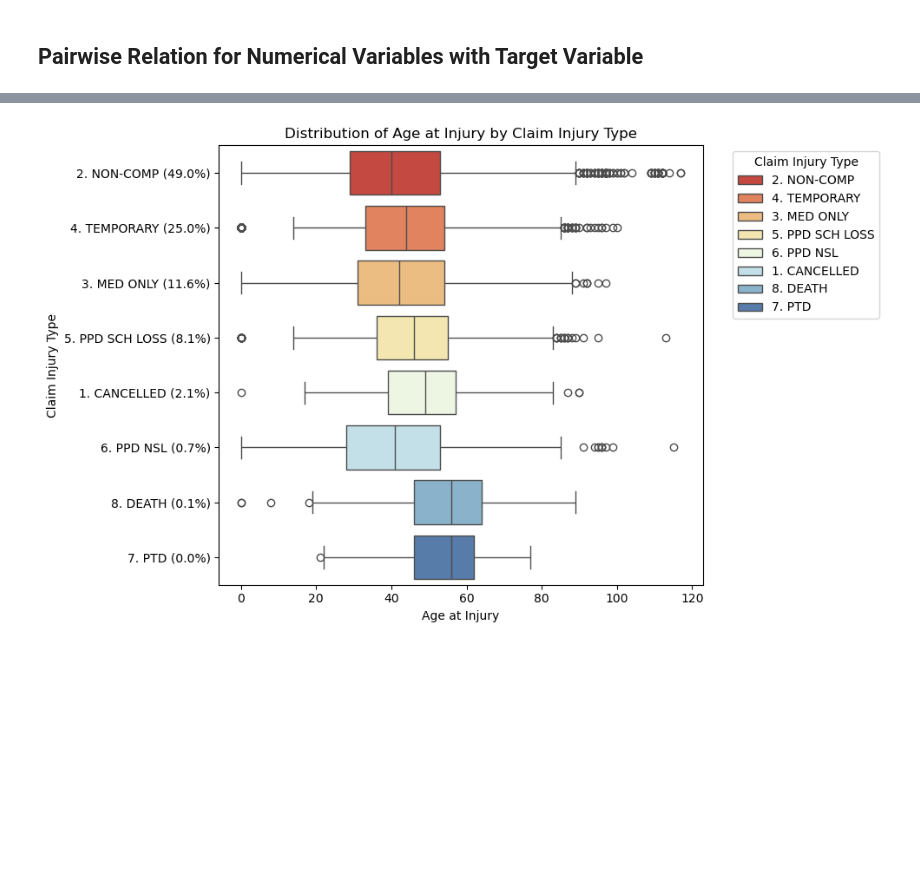
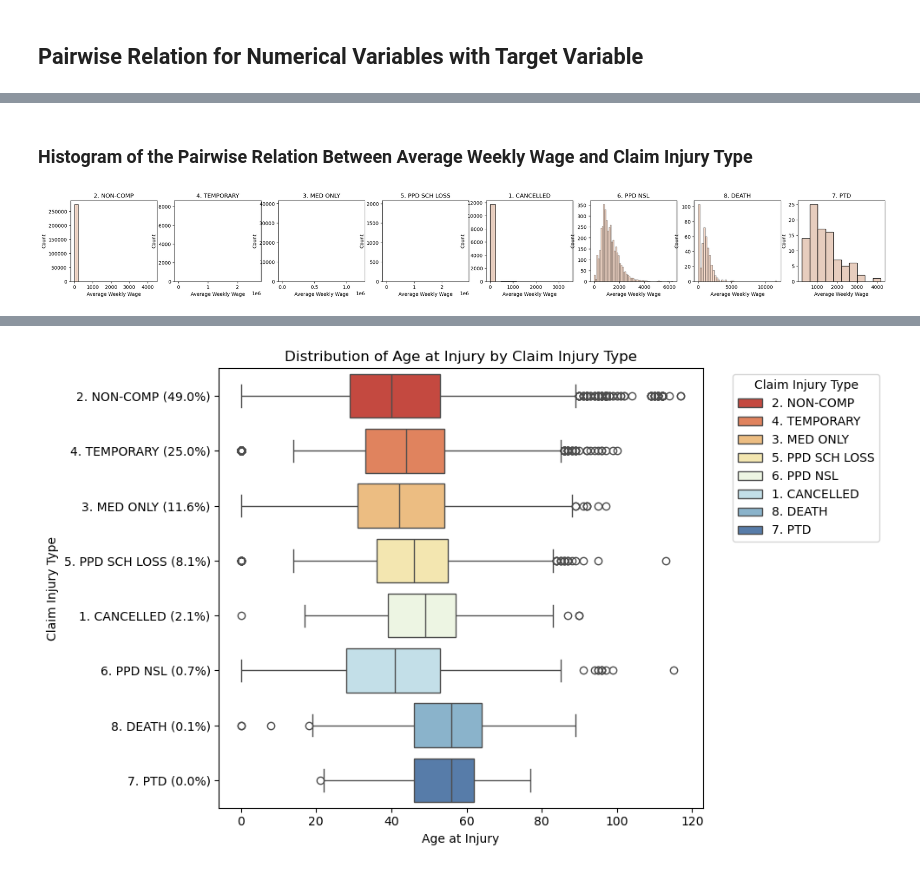
Before and after one commit to DiogoPF/Multiclass_Classification-WCB, a Jupyter notebook: resources/explorative analysis_Isa.ipynb, the cells around one changed output, grey strips where cells are left out. Saved outputs shown, nothing was run; the diff lists cells and outputs as text; code cells hidden in the pictures; blank space fills up the shorter version.

```diff
--- a/resources/explorative analysis_Isa.ipynb
+++ b/resources/explorative analysis_Isa.ipynb
@@ -947,13 +942,3 @@ Number of Dependents: 0 outliers
 # <span style="color:#e0bda8">6. Bivariate Analysis</span>
 # %% [markdown]
 ## Pairwise Relation for Numerical Variables with Target Variable
-# %%
-target_variable = 'Claim Injury Type'
-# Iterate over numeric features and create violin plots
-for feature in numeric:
-    plt.figure(figsize=(8, 6))
-    sns.violinplot(x=feature, y=target_variable, data=df, color='#e0bda8')
-    plt.xlabel(feature)
-    plt.ylabel(target_variable)
-    plt.title(f"Distribution of {feature} by {target_variable}")
-    plt.show()
@@ -965,0 +945,8 @@ for feature in numeric:
+# %%
+def histograms_numeric_target(target_variable, variable2):
+    fig, ax = plt.subplots(1, 8, figsize=(30, 3))
+
+    for i, cat in enumerate(df[target_variable].value_counts().index):
+        viz_df = df[df[target_variable] == cat]
+        sns.histplot(viz_df[variable2], ax=ax[i], color='#e0bda8')
+        ax[i].set_title(cat)
@@ -965,0 +981,6 @@ for feature in numeric:
+# %% [markdown]
+### Histogram of the Pairwise Relation Between Average Weekly Wage and Claim Injury Type
+# %%
+histograms_numeric_target("Claim Injury Type", "Average Weekly Wage")
+# %% [output]
+[figure, added]
```
Also changed, not shown: parts of 37 cells of this notebook.
